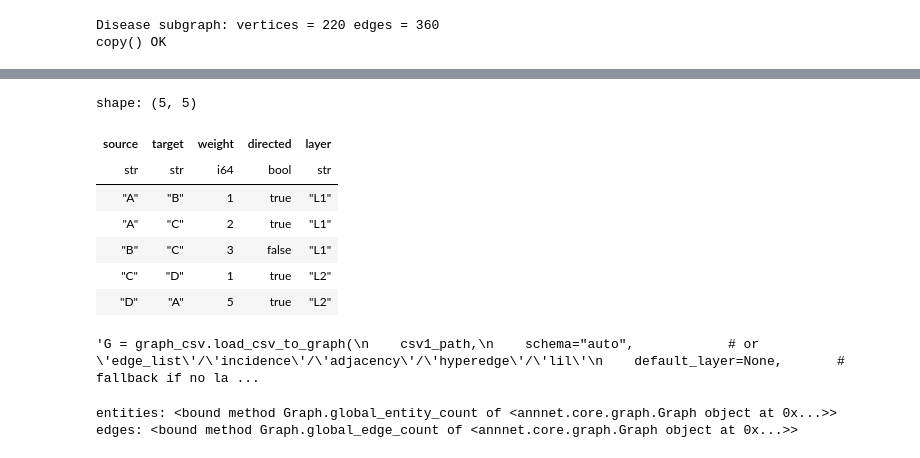
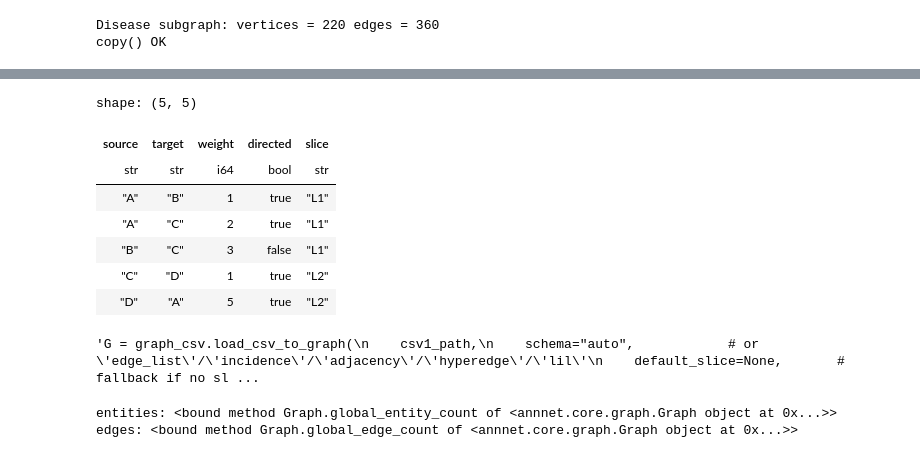
Before and after one commit to saezlab/AnnNet, a Jupyter notebook: docs/ppi_example.ipynb, the cells around one changed output, grey strips where cells are left out. Cells and saved outputs as stored; diff of their text form; code cells hidden in the pictures.

```diff
--- a/docs/ppi_example.ipynb
+++ b/docs/ppi_example.ipynb
@@ -281,19 +281,19 @@ sys.path.append(str(pathlib.Path.cwd().parent))
 # %%
 csv1_path = "csv1_edges.csv"
 pl.DataFrame(
     {
         "source": ["A", "A", "B", "C", "D"],
         "target": ["B", "C", "C", "D", "A"],
         "weight": [1, 2, 3, 1, 5],
         "directed": [True, True, False, True, True],
-        "layer": ["L1", "L1", "L1", "L2", "L2"],
+        "slice": ["L1", "L1", "L1", "L2", "L2"],
     }
 )  # .write_csv(csv1_path)
 
 # pl.read_csv(csv1_path).head()
 # %% [output]
 shape: (5, 5)
-| source | target | weight | directed | layer |
+| source | target | weight | directed | slice |
 | str | str | i64 | bool | str |
 | "A" | "B" | 1 | true | "L1" |
 | "A" | "C" | 2 | true | "L1" |
@@ -304,17 +304,17 @@ shape: (5, 5)
 """G = graph_csv.load_csv_to_graph(
     csv1_path,
     schema="auto",            # or 'edge_list'/'incidence'/'adjacency'/'hyperedge'/'lil'
-    default_layer=None,       # fallback if no layer column is present
+    default_slice=None,       # fallback if no slice column is present
     default_directed=None,    # fallback if no directed column and cannot infer
     default_weight=1.0,
 )
 
 # Quick sanity: show first rows of an edges view (columns depend on your Graph implementation)
-edges = G.edges_view(layer=None, include_directed=True, resolved_weight=True)
+edges = G.edges_view(slice=None, include_directed=True, resolved_weight=True)
 edges.head()
 """
 # %% [output]
-'G = graph_csv.load_csv_to_graph(\n    csv1_path,\n    schema="auto",            # or \'edge_list\'/\'incidence\'/\'adjacency\'/\'hyperedge\'/\'lil\'\n    default_layer=None,       # fallback if no la ...
+'G = graph_csv.load_csv_to_graph(\n    csv1_path,\n    schema="auto",            # or \'edge_list\'/\'incidence\'/\'adjacency\'/\'hyperedge\'/\'lil\'\n    default_slice=None,       # fallback if no sl ...
 # %%
 # Count entities and edges (attribute names based on your class; adjust if different)
 num_entities = G.global_entity_count  # vertices + edge-entities
```
Also changed, not shown: parts of 18 cells of this notebook, 3 other files.
